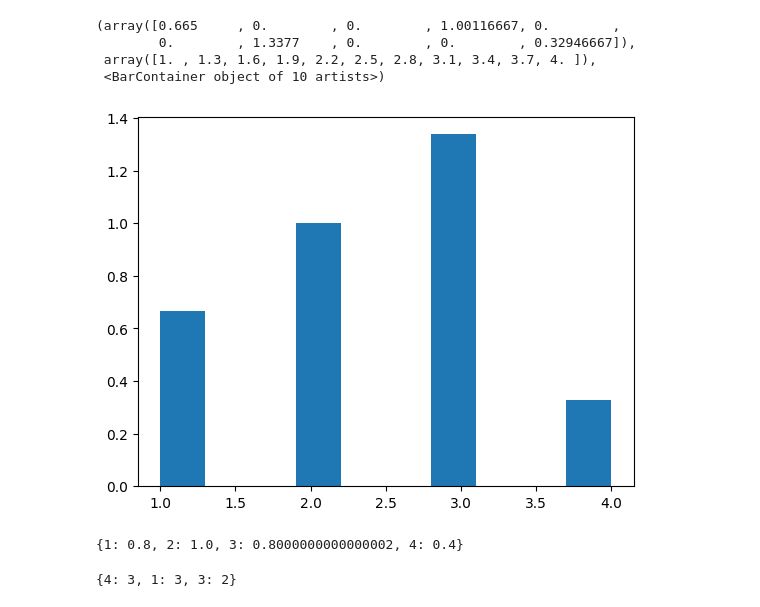
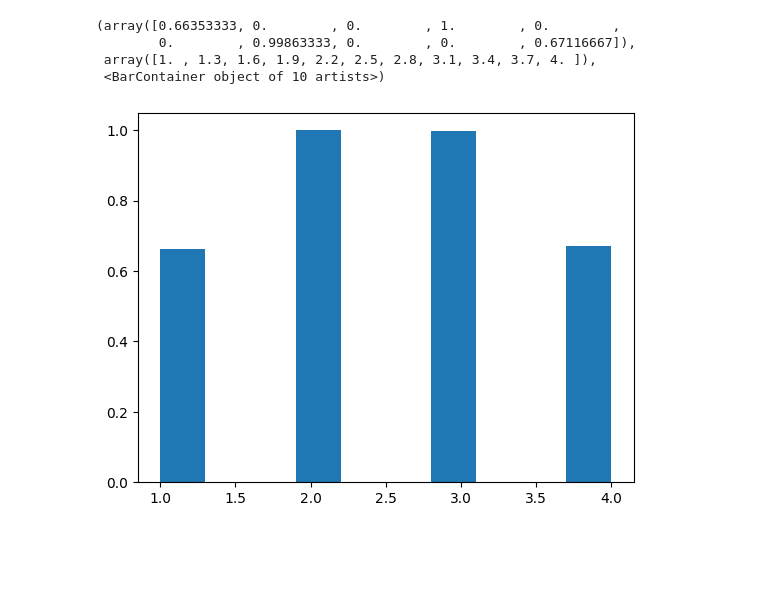
Before and after one commit to ricsi98/utvalasztas_verseny, a Jupyter notebook: alias.ipynb, the cells around one changed output. Saved outputs shown, nothing was run; the diff lists cells and outputs as text; code cells hidden in the pictures; blank space fills up the shorter version.

```diff
--- a/alias.ipynb
+++ b/alias.ipynb
@@ -3,27 +3,17 @@ import matplotlib.pyplot as plt
 # %%
 from vose_sampler import VoseAlias
 # Example usage
-dist = {1: 0.2, 2: 0.3, 3: 0.4, 4: 0.1}
+dist = {1: 0.2, 2: 0.3, 3: 0.3, 4: 0.2}
 VA = VoseAlias(dist)
 
 # Sample 10 elements
 samples = VA.sample_n(size=100000)
 
 # Print the sample (might not reflect the exact probabilities due to randomness)
 plt.hist(samples, density=True)
 # %% [output]
-(array([0.665     , 0.        , 0.        , 1.00116667, 0.        ,
-        0.        , 1.3377    , 0.        , 0.        , 0.32946667]),
+(array([0.66353333, 0.        , 0.        , 1.        , 0.        ,
+        0.        , 0.99863333, 0.        , 0.        , 0.67116667]),
  array([1. , 1.3, 1.6, 1.9, 2.2, 2.5, 2.8, 3.1, 3.4, 3.7, 4. ]),
  <BarContainer object of 10 artists>)
-[figure, old version]
+[figure, new version]
-# %%
-remap = VA.table_alias
-thresholds = {k: float(i) for k,i in VA.table_prob.items()}
-thresholds
-# %% [output]
-{1: 0.8, 2: 1.0, 3: 0.8000000000000002, 4: 0.4}
-# %%
-remap
-# %% [output]
-{4: 3, 1: 3, 3: 2}
```
Also changed, not shown: parts of 6 cells of this notebook.
